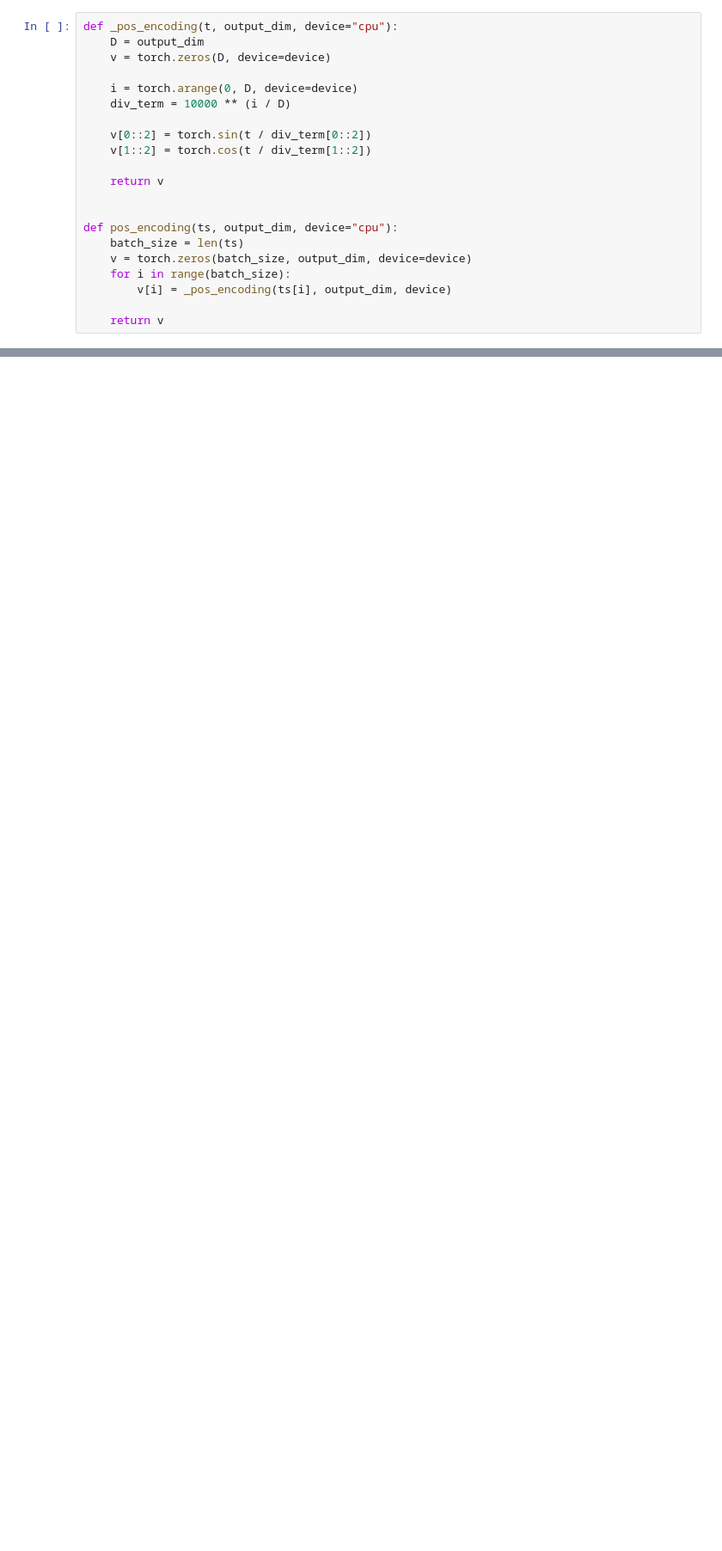
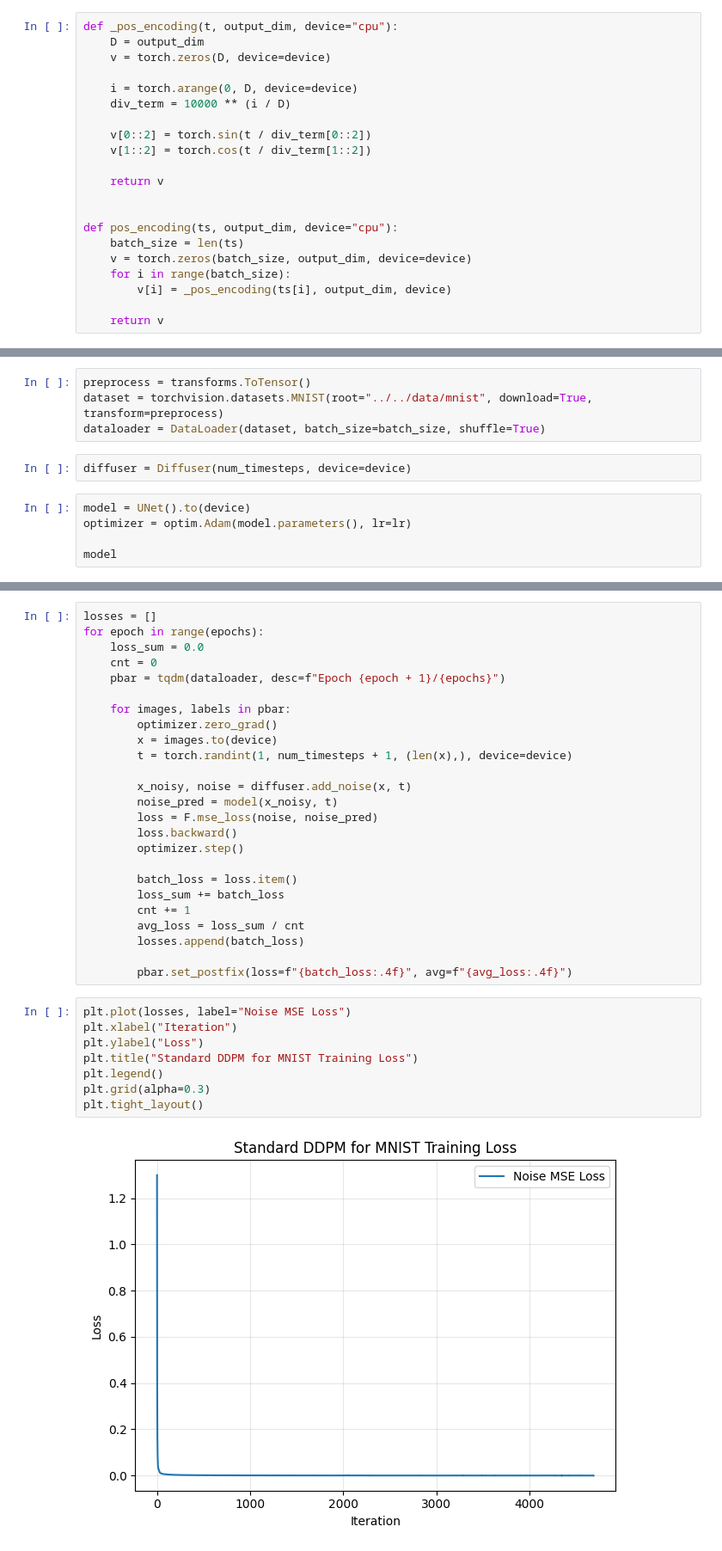
Before and after one commit to ChanLumerico/lucid-examples, a Jupyter notebook: lucid_examples/diffusion/diffusion.ipynb, the cells around one changed output, grey strips where cells are left out. Shown at 86% size. Drawn from its saved outputs; the diff is of its cells as text; blank space fills up the shorter version.

```diff
--- a/lucid_examples/diffusion/diffusion.ipynb
+++ b/lucid_examples/diffusion/diffusion.ipynb
@@ -88,0 +169,11 @@ class Diffuser(nn.Module):
+# %%
+preprocess = transforms.ToTensor()
+dataset = torchvision.datasets.MNIST(root="../../data/mnist", download=True, transform=preprocess)
+dataloader = DataLoader(dataset, batch_size=batch_size, shuffle=True)
+# %%
+diffuser = Diffuser(num_timesteps, device=device)
+# %%
+model = UNet().to(device)
+optimizer = optim.Adam(model.parameters(), lr=lr)
+
+model
@@ -88,0 +198,35 @@ class Diffuser(nn.Module):
+# %%
+losses = []
+for epoch in range(epochs):
+    loss_sum = 0.0
+    cnt = 0
+    pbar = tqdm(dataloader, desc=f"Epoch {epoch + 1}/{epochs}")
+
+    for images, labels in pbar:
+        optimizer.zero_grad()
+        x = images.to(device)
+        t = torch.randint(1, num_timesteps + 1, (len(x),), device=device)
+
+        x_noisy, noise = diffuser.add_noise(x, t)
+        noise_pred = model(x_noisy, t)
+        loss = F.mse_loss(noise, noise_pred)
+        loss.backward()
+        optimizer.step()
+
+        batch_loss = loss.item()
+        loss_sum += batch_loss
+        cnt += 1
+        avg_loss = loss_sum / cnt
+        losses.append(batch_loss)
+
+        pbar.set_postfix(loss=f"{batch_loss:.4f}", avg=f"{avg_loss:.4f}")
+# %%
+plt.plot(losses, label="Noise MSE Loss")
+plt.xlabel("Iteration")
+plt.ylabel("Loss")
+plt.title("Standard DDPM for MNIST Training Loss")
+plt.legend()
+plt.grid(alpha=0.3)
+plt.tight_layout()
+# %% [output]
+[figure, added]
```
Also changed, not shown: parts of 8 cells of this notebook.
